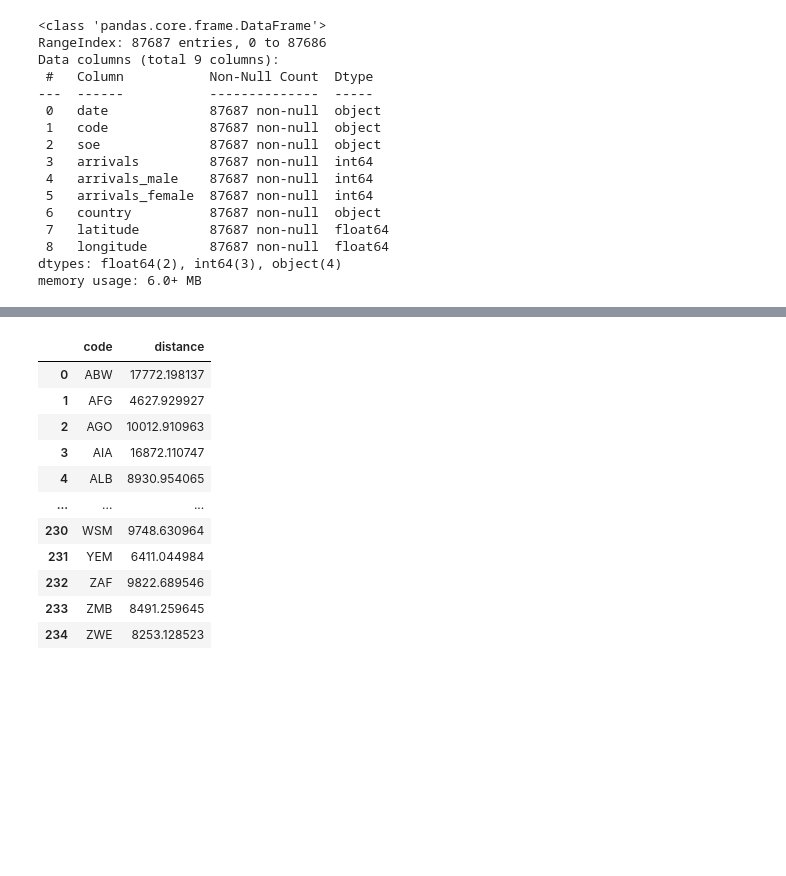
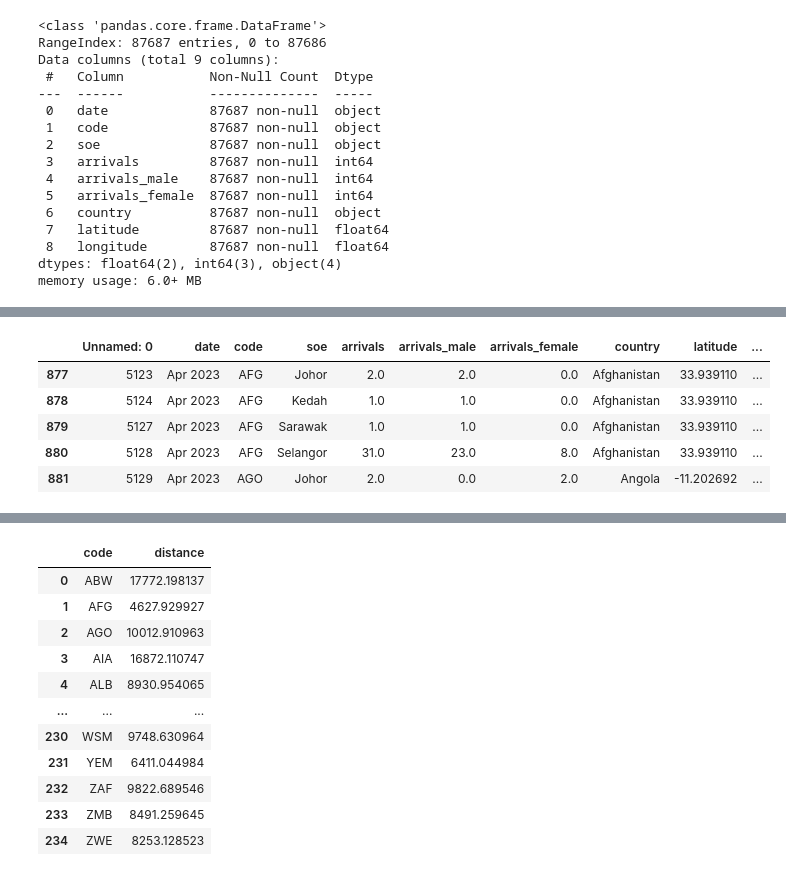
Before and after one commit to steverahardjo/viz02, a Jupyter notebook: src/dataset/proccessing.ipynb, the cells around one changed output, grey strips where cells are left out. Drawn from its saved outputs; the diff is of its cells as text; code cells hidden in the pictures; blank space fills up the shorter version.

```diff
--- a/src/dataset/proccessing.ipynb
+++ b/src/dataset/proccessing.ipynb
@@ -122,3 +146,12 @@ md.to_csv("bubbleChart_pictograph.csv")
+# %%
+a.head()
+# %% [output]
+|  | Unnamed: 0 | date | code | soe | arrivals | arrivals_male | arrivals_female | country | latitude | ... |
+| 877 | 5123 | Apr 2023 | AFG | Johor | 2.0 | 2.0 | 0.0 | Afghanistan | 33.939110 | ... |
+| 878 | 5124 | Apr 2023 | AFG | Kedah | 1.0 | 1.0 | 0.0 | Afghanistan | 33.939110 | ... |
+| 879 | 5127 | Apr 2023 | AFG | Sarawak | 1.0 | 1.0 | 0.0 | Afghanistan | 33.939110 | ... |
+| 880 | 5128 | Apr 2023 | AFG | Selangor | 31.0 | 23.0 | 8.0 | Afghanistan | 33.939110 | ... |
+| 881 | 5129 | Apr 2023 | AGO | Johor | 2.0 | 0.0 | 2.0 | Angola | -11.202692 | ... |
 # %%
 bigmac
 # %% [output]
```
Also changed, not shown: parts of 8 cells of this notebook, 3 other files.
